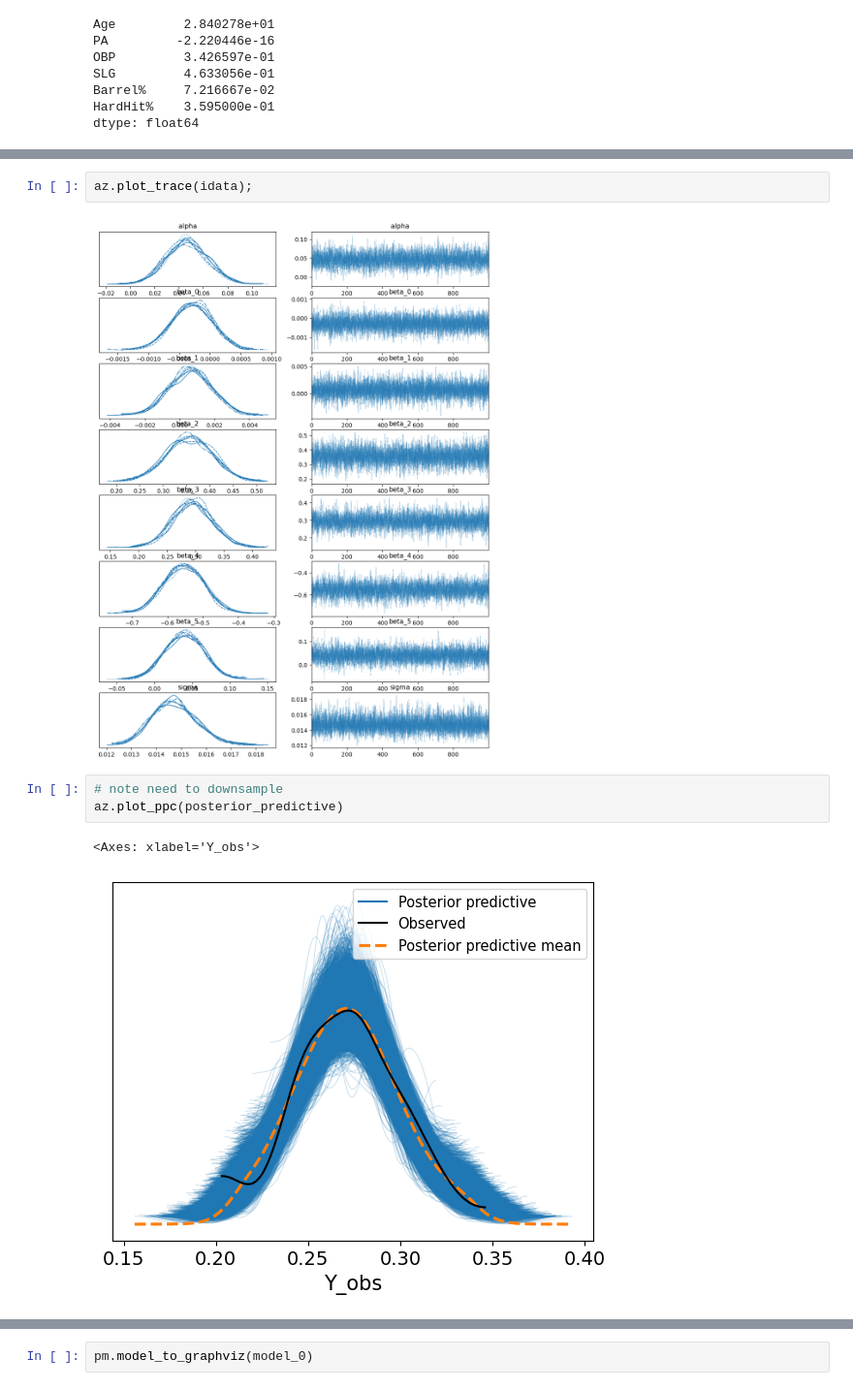
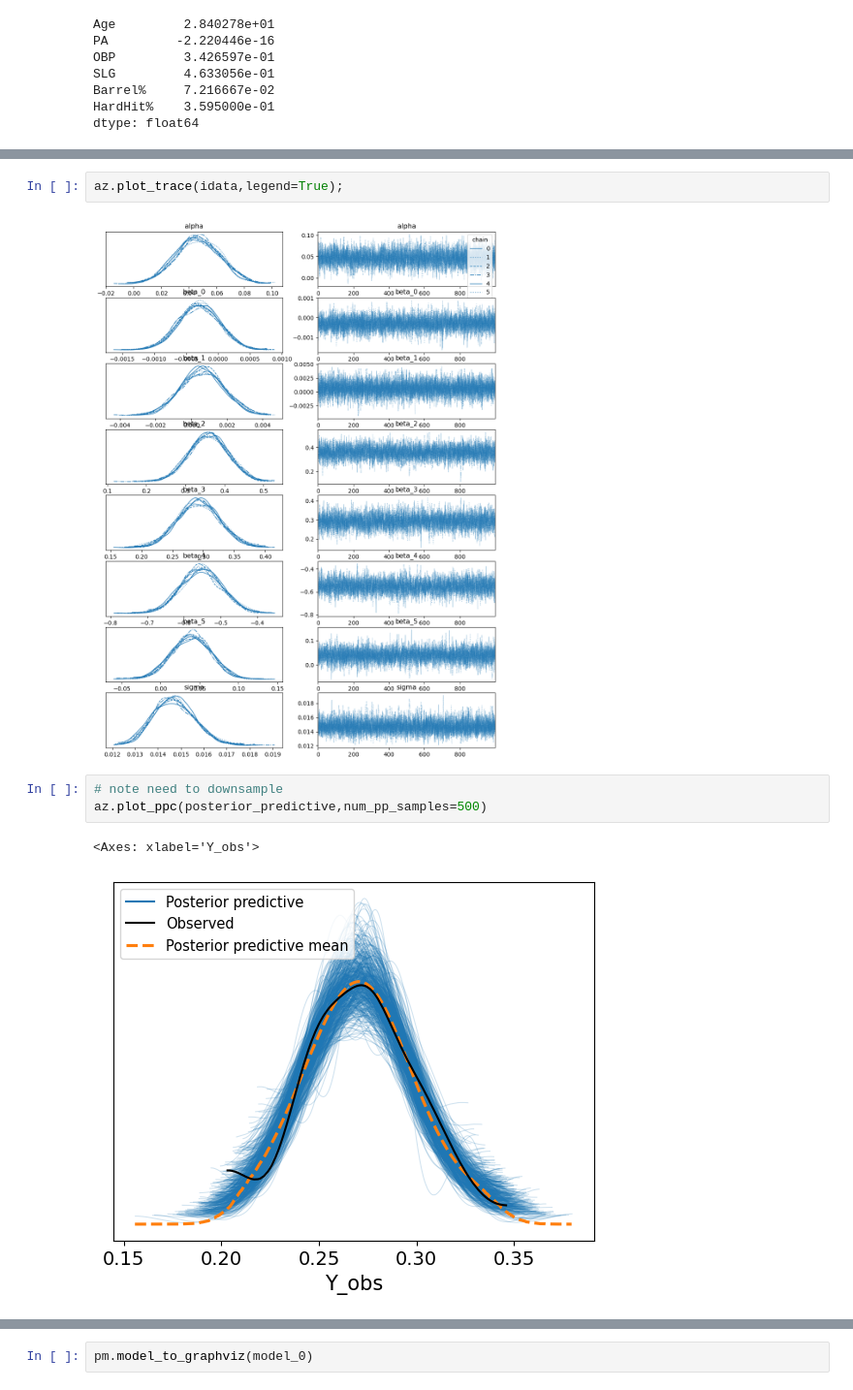
Before and after one commit to alexanderneva/baseball, a Jupyter notebook: test_run.ipynb, the cells around one changed output, grey strips where cells are left out. Shown at 97% size. Cells and saved outputs as stored; diff of their text form.

```diff
--- a/test_run.ipynb
+++ b/test_run.ipynb
@@ -265,10 +265,10 @@ az.summary(idata)
 # %%
-az.plot_trace(idata);
+az.plot_trace(idata,legend=True);
 # %% [output]
-[figure, old version]
+[figure, new version]
 # %%
 # note need to downsample
-az.plot_ppc(posterior_predictive)
+az.plot_ppc(posterior_predictive,num_pp_samples=500)
 # %% [output]
 <Axes: xlabel='Y_obs'>
-[figure, old version]
+[figure, new version]
```
Also changed, not shown: parts of 3 cells of this notebook, 1 other file.
